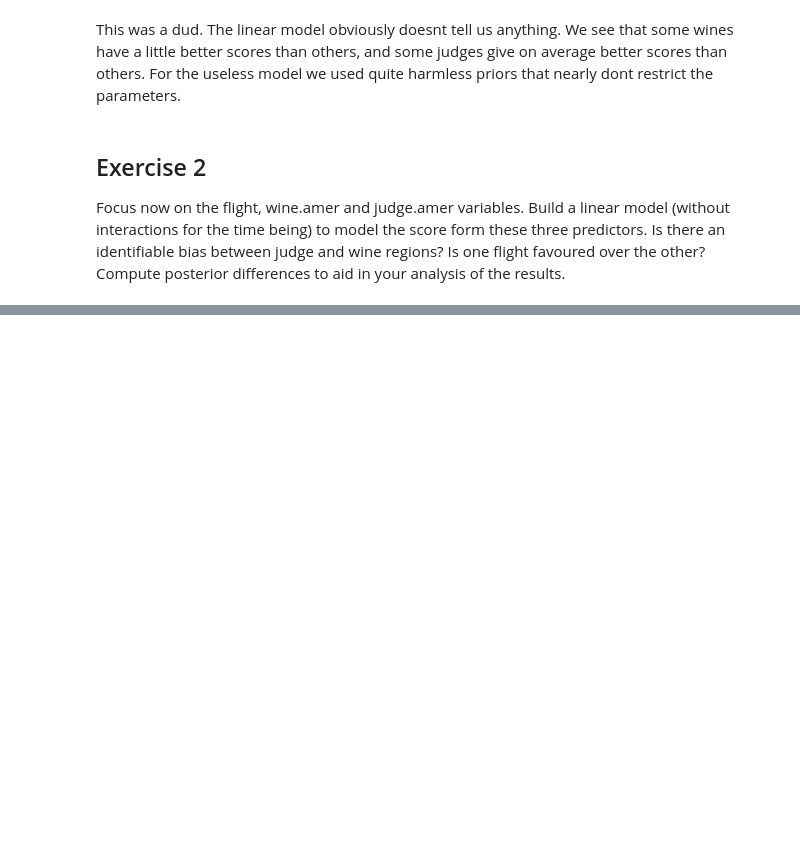
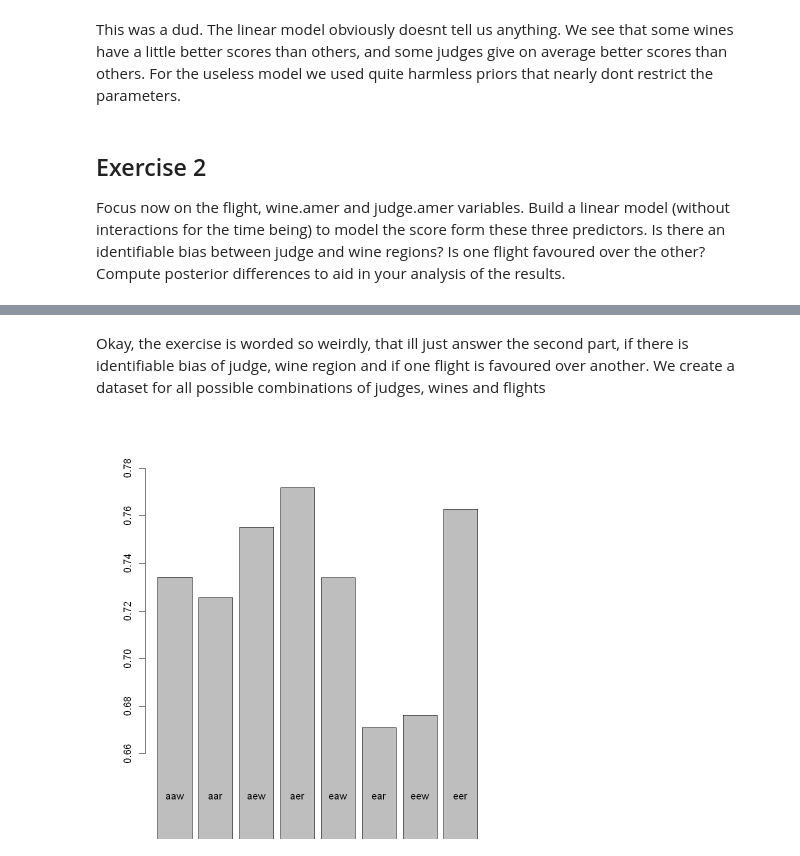
Before and after one commit to TimeTeleporter/advanced_statistics, a Jupyter notebook: exercise_sheet_9/exercise_sheet_9_Immanuel_Albrecht.ipynb, the cells around one changed output, grey strips where cells are left out. Saved outputs shown, nothing was run; the diff lists cells and outputs as text; code cells hidden in the pictures; blank space fills up the shorter version.

```diff
--- a/exercise_sheet_9/exercise_sheet_9_Immanuel_Albrecht.ipynb
+++ b/exercise_sheet_9/exercise_sheet_9_Immanuel_Albrecht.ipynb
@@ -165,0 +148,18 @@ plot(summary(model1))
+# %% [markdown]
+Okay, the exercise is worded so weirdly, that ill just answer the second part, if there is identifiable bias of judge, wine region and if one flight is favoured over another. We create a dataset for all possible combinations of judges, wines and flights
+# %%
+d$aaw <- d$judge.amer * d$wine.amer * d$flightid
+d$aar <- d$judge.amer * d$wine.amer * (1 - d$flightid)
+d$aew <- d$judge.amer * (1 - d$wine.amer) * d$flightid
+d$aer <- d$judge.amer * (1 - d$wine.amer) * (1 - d$flightid)
+d$eaw <- (1 - d$judge.amer) * d$wine.amer * d$flightid
+d$ear <- (1 - d$judge.amer) * d$wine.amer * (1 - d$flightid)
+d$eew <- (1 - d$judge.amer) * (1 - d$wine.amer) * d$flightid
+d$eer <- (1 - d$judge.amer) * (1 - d$wine.amer) * (1 - d$flightid)
+
+means <- c(mean(d$score[d$aaw == 1]), mean(d$score[d$aar == 1]), mean(d$score[d$aew == 1]), mean(d$score[d$aer == 1]), mean(d$score[d$eaw == 1]), mean(d$score[d$ear == 1]), mean(d$score[d$eew == 1]), mean(d$score[d$eer == 1]))
+names <- c("aaw", "aar", "aew", "aer", "eaw", "ear", "eew", "eer")
+
+barplot(means, names.arg = names, ylim = c(0.65, 0.78))
+# %% [output]
+[figure, added]
```
Also changed, not shown: parts of 8 cells of this notebook.
